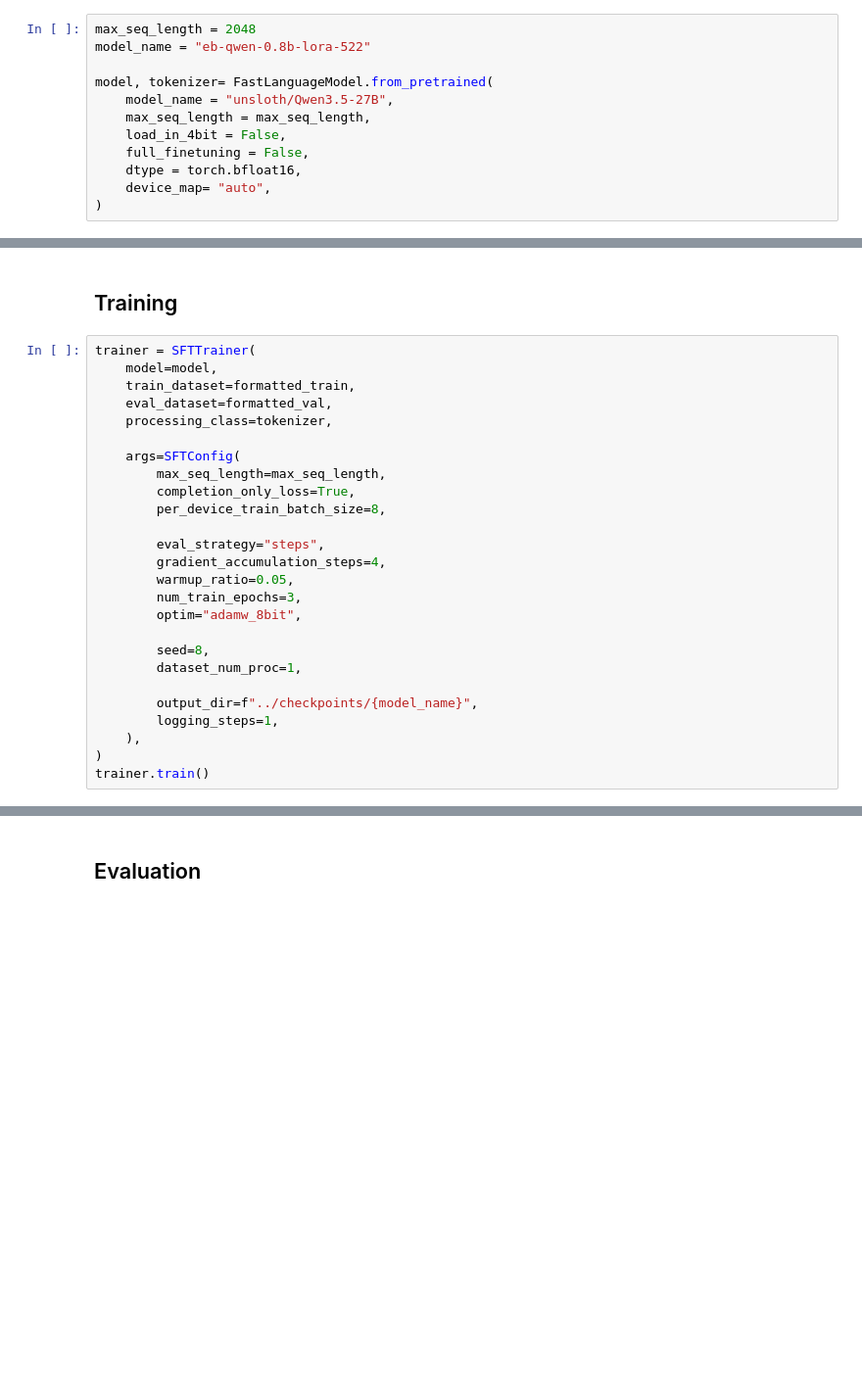
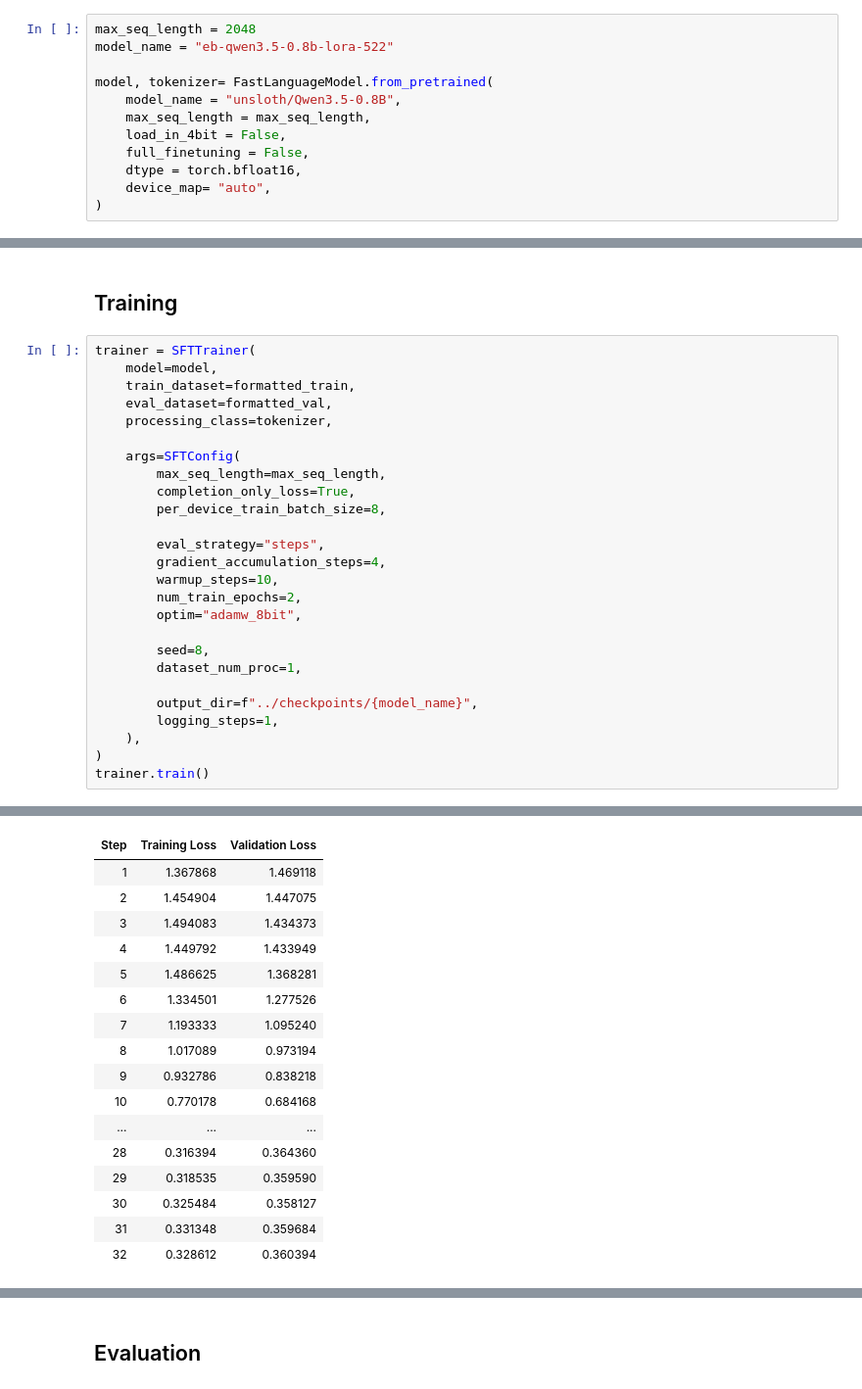
Before and after one commit to mkPuzon/local-llm-fine-tuning, a Jupyter notebook: notebooks/qwen3.5-0.8b.ipynb, the cells around one changed output, grey strips where cells are left out. Shown at 98% size. Cells and saved outputs as stored; diff of their text form; blank space fills up the shorter version.

Commit message:
Update training notebooks & config

```diff
--- a/notebooks/qwen3.5-0.8b.ipynb
+++ b/notebooks/qwen3.5-0.8b.ipynb
@@ -21,10 +29,10 @@ from evaluation import formatting_func
 ## Model + Data Prep
 # %%
 max_seq_length = 2048
-model_name = "eb-qwen-0.8b-lora-522"
+model_name = "eb-qwen3.5-0.8b-lora-522"
 
 model, tokenizer= FastLanguageModel.from_pretrained(
-    model_name = "unsloth/Qwen3.5-27B",
+    model_name = "unsloth/Qwen3.5-0.8B",
     max_seq_length = max_seq_length,
     load_in_4bit = False,
     full_finetuning = False,
@@ -104,8 +130,8 @@ trainer = SFTTrainer(
 
         eval_strategy="steps",
         gradient_accumulation_steps=4,
-        warmup_ratio=0.05,
-        num_train_epochs=3,
+        warmup_steps=10,
+        num_train_epochs=2,
         optim="adamw_8bit",
 
         seed=8,
@@ -116,3 +142,4 @@ trainer = SFTTrainer(
     ),
 )
 trainer.train()
+# %% [output]
@@ -118,0 +155,17 @@ trainer.train()
+| Step | Training Loss | Validation Loss |
+| 1 | 1.367868 | 1.469118 |
+| 2 | 1.454904 | 1.447075 |
+| 3 | 1.494083 | 1.434373 |
+| 4 | 1.449792 | 1.433949 |
+| 5 | 1.486625 | 1.368281 |
+| 6 | 1.334501 | 1.277526 |
+| 7 | 1.193333 | 1.095240 |
+| 8 | 1.017089 | 0.973194 |
+| 9 | 0.932786 | 0.838218 |
+| 10 | 0.770178 | 0.684168 |
+| ... | ... | ... |
+| 28 | 0.316394 | 0.364360 |
+| 29 | 0.318535 | 0.359590 |
+| 30 | 0.325484 | 0.358127 |
+| 31 | 0.331348 | 0.359684 |
+| 32 | 0.328612 | 0.360394 |
```
Also changed, not shown: parts of 8 cells of this notebook, 6 other files.
